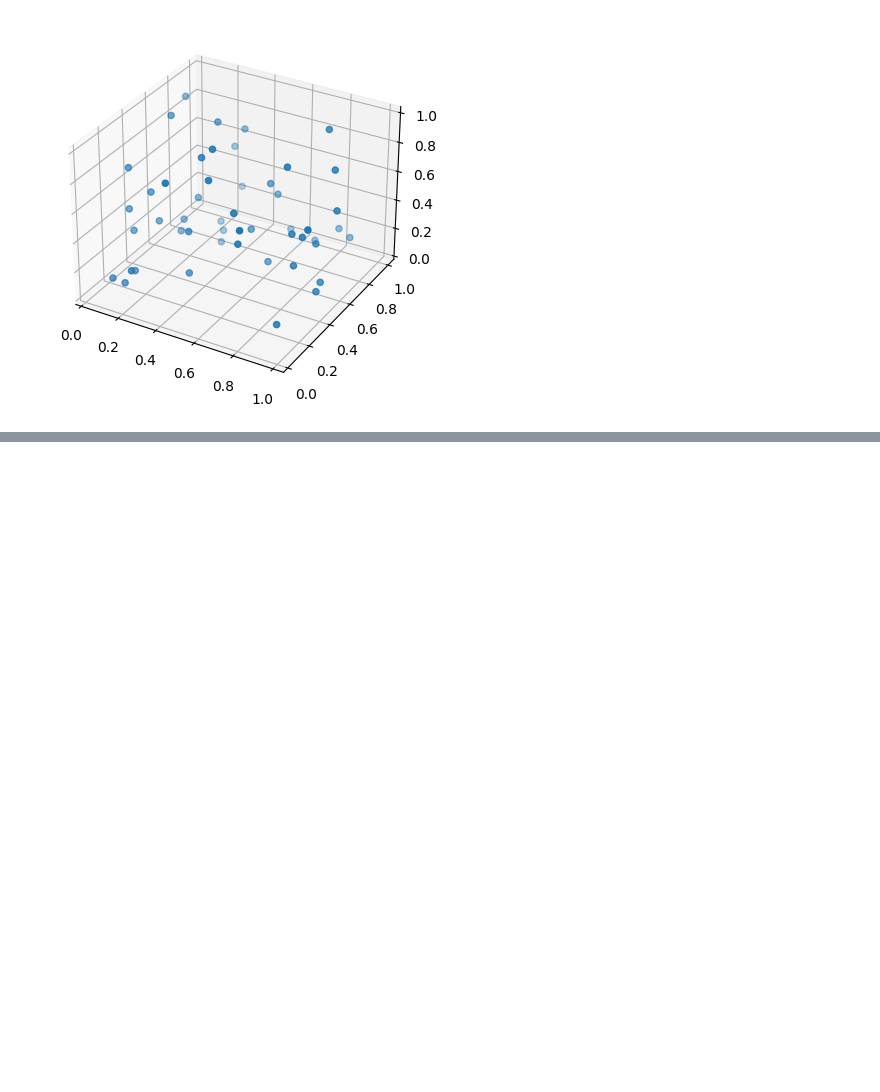
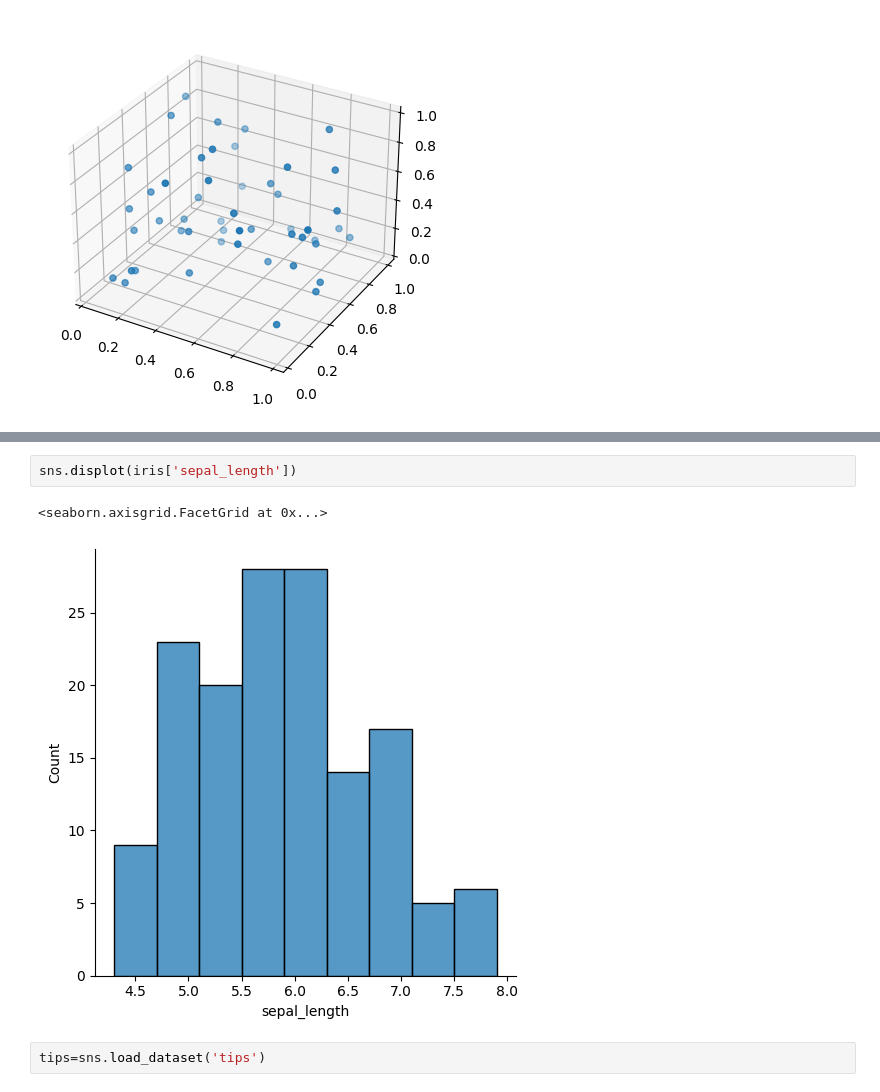
Before and after one commit to strangecod/360, a Jupyter notebook: Numpy.ipynb, the cells around one changed output, grey strips where cells are left out. Saved outputs shown, nothing was run; the diff lists cells and outputs as text; blank space fills up the shorter version.

```diff
--- a/Numpy.ipynb
+++ b/Numpy.ipynb
@@ -705,0 +738,7 @@ plt.show()
+# %%
+sns.displot(iris['sepal_length'])
+# %% [output]
+<seaborn.axisgrid.FacetGrid at 0x...>
+[figure, added]
+# %%
+tips=sns.load_dataset('tips')
```
Also changed, not shown: parts of 22 cells of this notebook.
